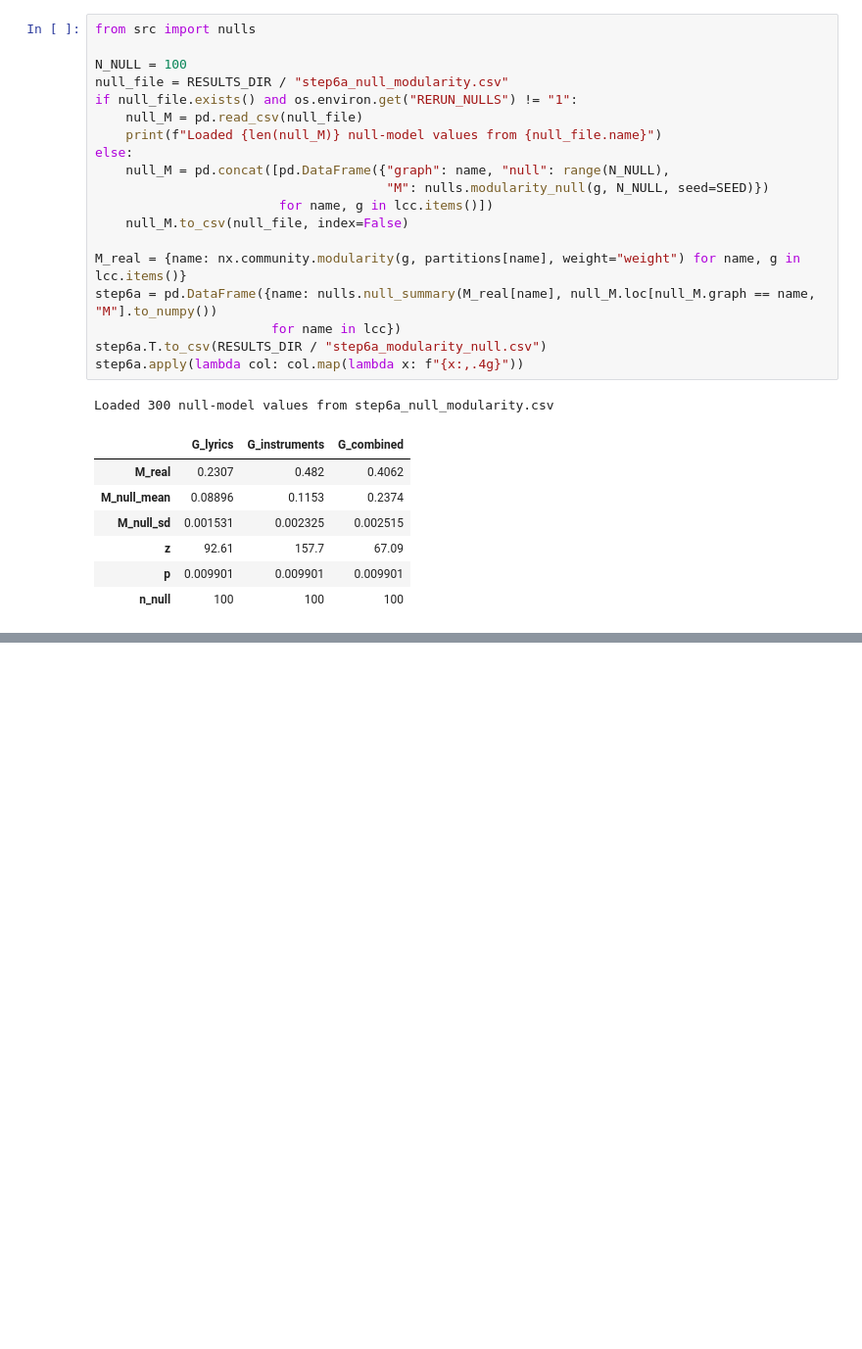
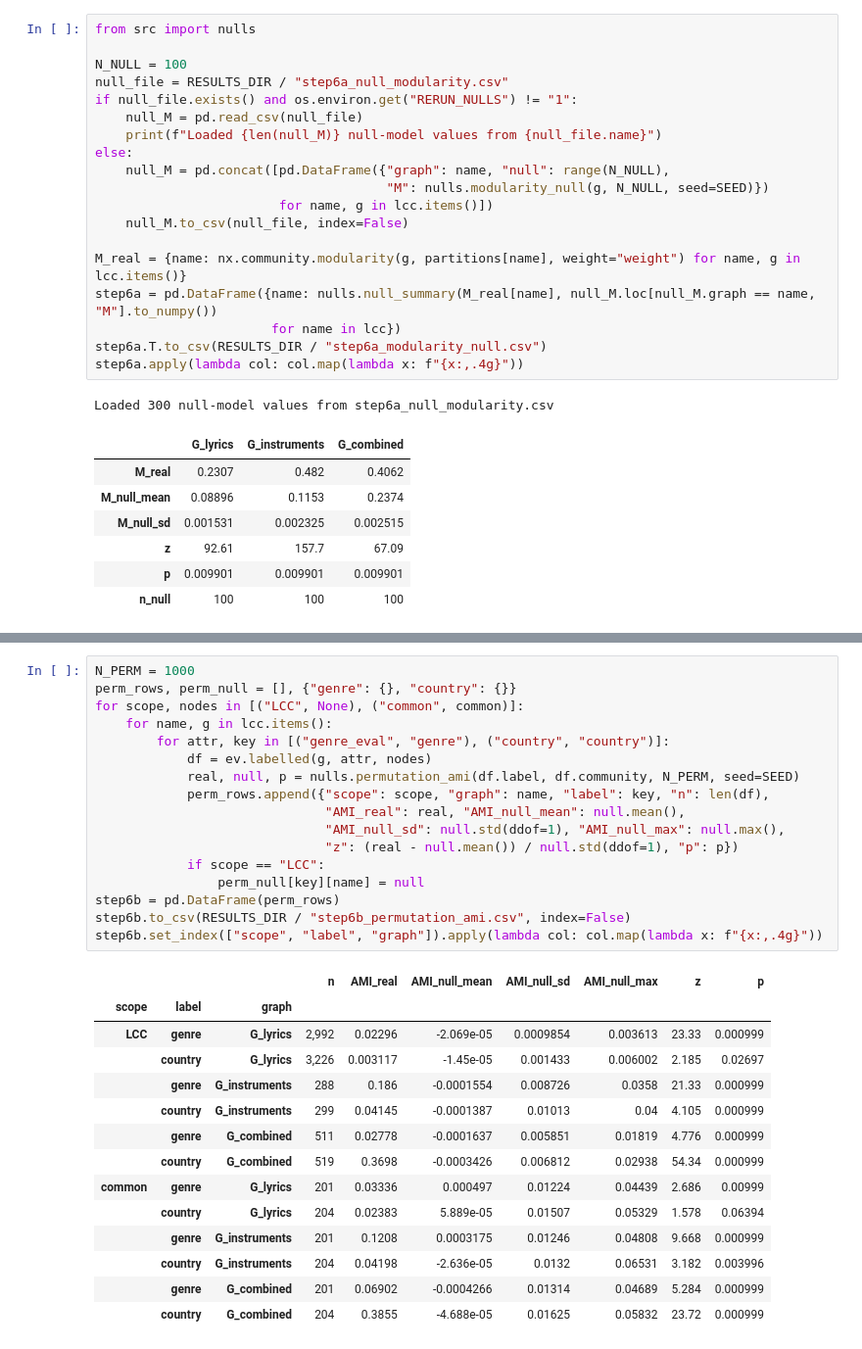
Before and after one commit to CRisager/SocialGraphs_FinalProject, a Jupyter notebook: notebooks/analysis.ipynb, the cells around one changed output, grey strips where cells are left out. Shown at 98% size. Drawn from its saved outputs; the diff is of its cells as text; blank space fills up the shorter version.

```diff
--- a/notebooks/analysis.ipynb
+++ b/notebooks/analysis.ipynb
@@ -561,0 +570,32 @@ fig = plotting.null_panels({name: null_M.loc[null_M.graph == name, "M"].to_numpy
+# %%
+N_PERM = 1000
+perm_rows, perm_null = [], {"genre": {}, "country": {}}
+for scope, nodes in [("LCC", None), ("common", common)]:
+    for name, g in lcc.items():
+        for attr, key in [("genre_eval", "genre"), ("country", "country")]:
+            df = ev.labelled(g, attr, nodes)
+            real, null, p = nulls.permutation_ami(df.label, df.community, N_PERM, seed=SEED)
+            perm_rows.append({"scope": scope, "graph": name, "label": key, "n": len(df),
+                              "AMI_real": real, "AMI_null_mean": null.mean(),
+                              "AMI_null_sd": null.std(ddof=1), "AMI_null_max": null.max(),
+                              "z": (real - null.mean()) / null.std(ddof=1), "p": p})
+            if scope == "LCC":
+                perm_null[key][name] = null
+step6b = pd.DataFrame(perm_rows)
+step6b.to_csv(RESULTS_DIR / "step6b_permutation_ami.csv", index=False)
+step6b.set_index(["scope", "label", "graph"]).apply(lambda col: col.map(lambda x: f"{x:,.4g}"))
+# %% [output]
+|  |  |  | n | AMI_real | AMI_null_mean | AMI_null_sd | AMI_null_max | z | p |
+| scope | label | graph |  |  |  |  |  |  |  |
+| LCC | genre | G_lyrics | 2,992 | 0.02296 | -2.069e-05 | 0.0009854 | 0.003613 | 23.33 | 0.000999 |
+|  | country | G_lyrics | 3,226 | 0.003117 | -1.45e-05 | 0.001433 | 0.006002 | 2.185 | 0.02697 |
+|  | genre | G_instruments | 288 | 0.186 | -0.0001554 | 0.008726 | 0.0358 | 21.33 | 0.000999 |
+|  | country | G_instruments | 299 | 0.04145 | -0.0001387 | 0.01013 | 0.04 | 4.105 | 0.000999 |
+|  | genre | G_combined | 511 | 0.02778 | -0.0001637 | 0.005851 | 0.01819 | 4.776 | 0.000999 |
+|  | country | G_combined | 519 | 0.3698 | -0.0003426 | 0.006812 | 0.02938 | 54.34 | 0.000999 |
+| common | genre | G_lyrics | 201 | 0.03336 | 0.000497 | 0.01224 | 0.04439 | 2.686 | 0.00999 |
+|  | country | G_lyrics | 204 | 0.02383 | 5.889e-05 | 0.01507 | 0.05329 | 1.578 | 0.06394 |
+|  | genre | G_instruments | 201 | 0.1208 | 0.0003175 | 0.01246 | 0.04808 | 9.668 | 0.000999 |
+|  | country | G_instruments | 204 | 0.04198 | -2.636e-05 | 0.0132 | 0.06531 | 3.182 | 0.003996 |
+|  | genre | G_combined | 201 | 0.06902 | -0.0004266 | 0.01314 | 0.04689 | 5.284 | 0.000999 |
+|  | country | G_combined | 204 | 0.3855 | -4.688e-05 | 0.01625 | 0.05832 | 23.72 | 0.000999 |
```
Also changed, not shown: parts of 3 cells of this notebook, 11 other files.
